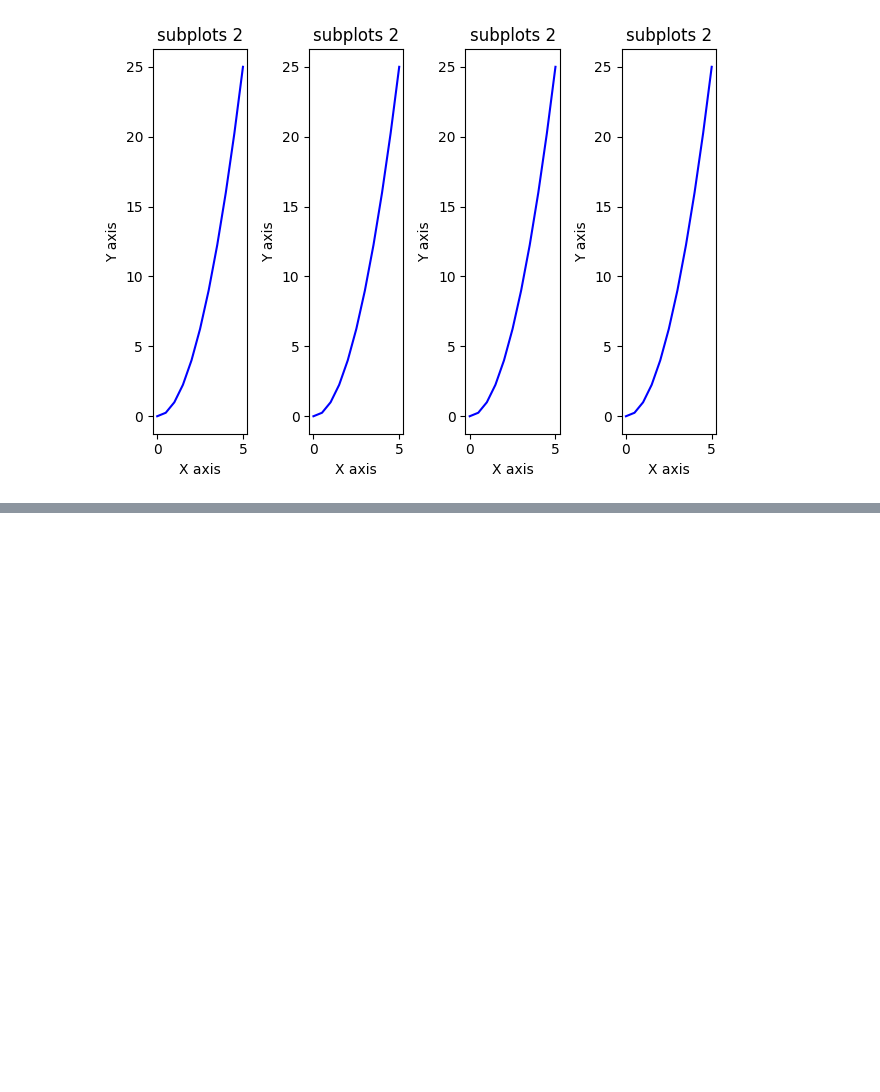
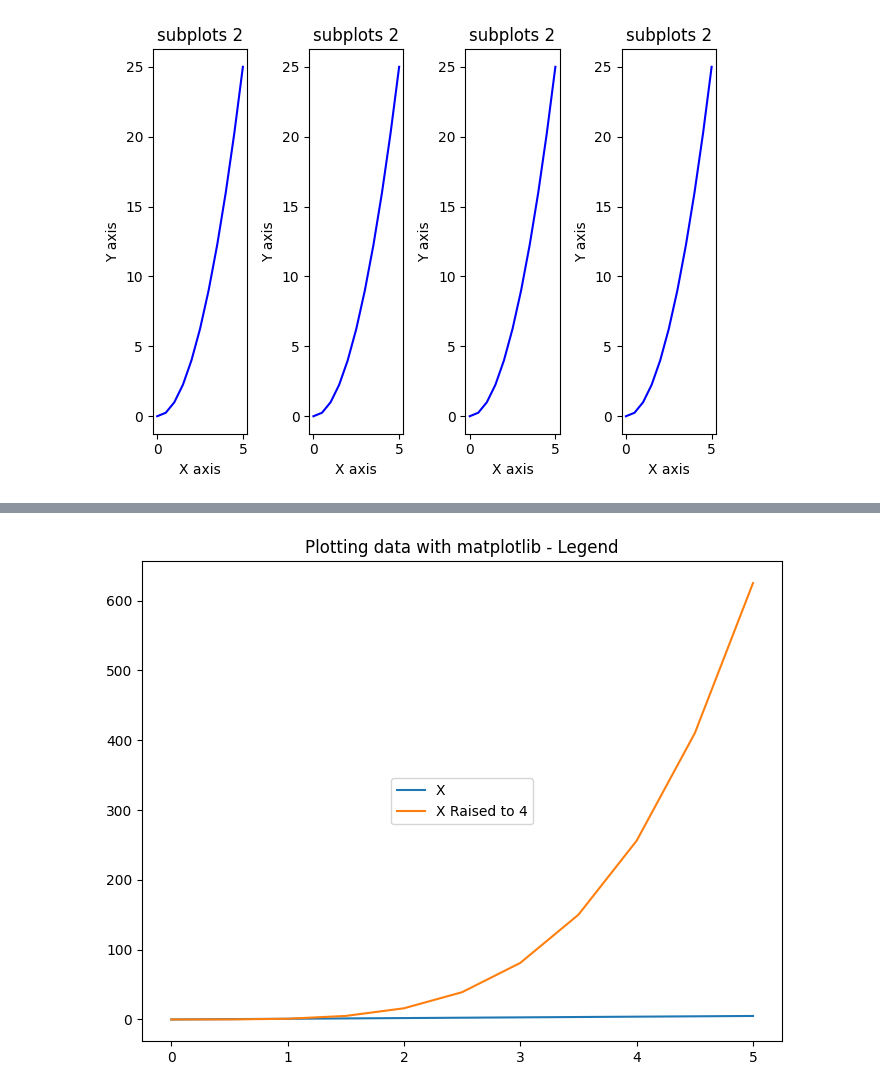
Before and after one commit to Paxyifier/AIML-Practicals, a Jupyter notebook: 19-AIML-Practical-2.3.ipynb, the cells around one changed output, grey strips where cells are left out. Cells and saved outputs as stored; diff of their text form; code cells hidden in the pictures; blank space fills up the shorter version.

```diff
--- a/19-AIML-Practical-2.3.ipynb
+++ b/19-AIML-Practical-2.3.ipynb
@@ -185,0 +282,10 @@ figs
+# %%
+fig = plt.figure()
+
+ax = fig.add_axes([0,0,1,1])
+ax.plot(x, x, label="X")
+ax.plot(x, x**4, label="X Raised to 4")
+ax.legend(loc=10)
+ax.set_title("Plotting data with matplotlib - Legend");
+# %% [output]
+[figure, added]
```
Also changed, not shown: parts of 50 cells of this notebook, 2 other files.
